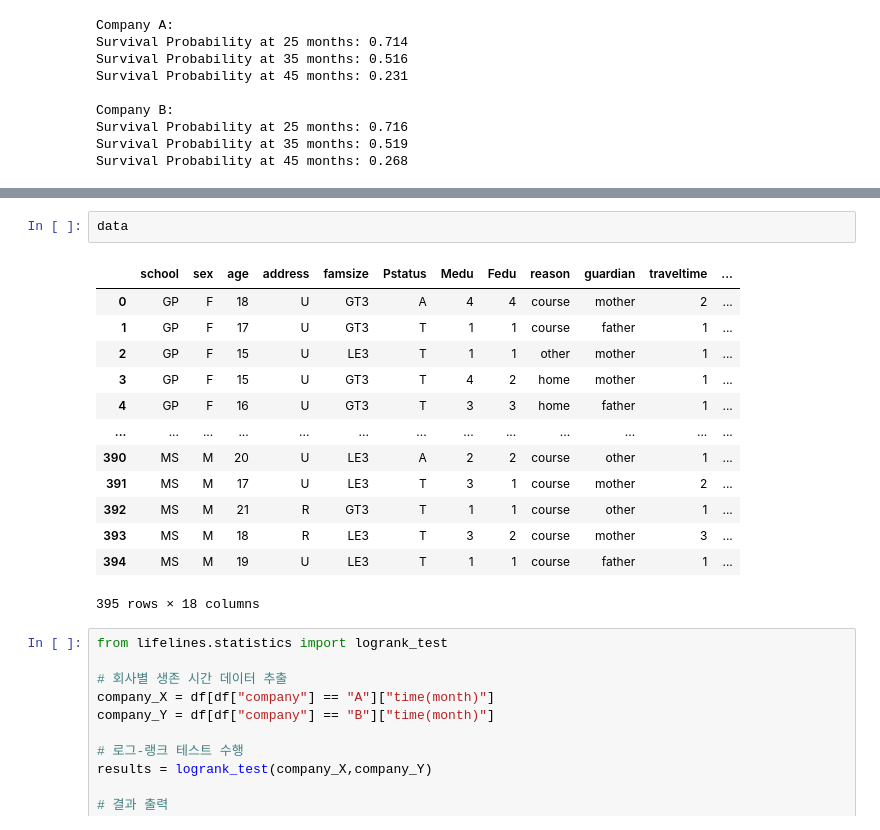
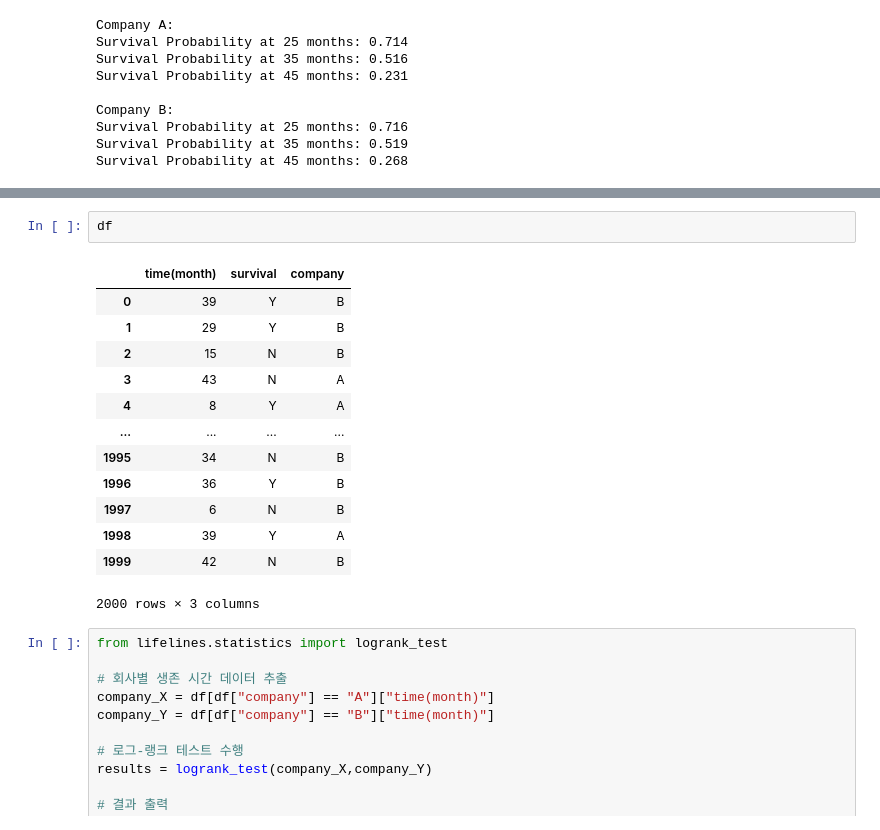
Before and after one commit to ADPclass/ADP_Python_upgrade, a Jupyter notebook: 최신 기출동형 모의고사/6회_기출풀이 통합 .ipynb, the cells around one changed output, grey strips where cells are left out. Drawn from its saved outputs; the diff is of its cells as text.

```diff
--- a/최신 기출동형 모의고사/6회_기출풀이 통합 .ipynb
+++ b/최신 기출동형 모의고사/6회_기출풀이 통합 .ipynb
@@ -473,19 +431,19 @@ logrank_test(durations_A, durations_B, event_observed_A=None, event_observed_B=N
 # %%
-data
+df
 # %% [output]
-|  | school | sex | age | address | famsize | Pstatus | Medu | Fedu | reason | guardian | traveltime | ... |
-| 0 | GP | F | 18 | U | GT3 | A | 4 | 4 | course | mother | 2 | ... |
-| 1 | GP | F | 17 | U | GT3 | T | 1 | 1 | course | father | 1 | ... |
-| 2 | GP | F | 15 | U | LE3 | T | 1 | 1 | other | mother | 1 | ... |
-| 3 | GP | F | 15 | U | GT3 | T | 4 | 2 | home | mother | 1 | ... |
-| 4 | GP | F | 16 | U | GT3 | T | 3 | 3 | home | father | 1 | ... |
-| ... | ... | ... | ... | ... | ... | ... | ... | ... | ... | ... | ... | ... |
-| 390 | MS | M | 20 | U | LE3 | A | 2 | 2 | course | other | 1 | ... |
-| 391 | MS | M | 17 | U | LE3 | T | 3 | 1 | course | mother | 2 | ... |
-| 392 | MS | M | 21 | R | GT3 | T | 1 | 1 | course | other | 1 | ... |
-| 393 | MS | M | 18 | R | LE3 | T | 3 | 2 | course | mother | 3 | ... |
-| 394 | MS | M | 19 | U | LE3 | T | 1 | 1 | course | father | 1 | ... |
+|  | time(month) | survival | company |
+| 0 | 39 | Y | B |
+| 1 | 29 | Y | B |
+| 2 | 15 | N | B |
+| 3 | 43 | N | A |
+| 4 | 8 | Y | A |
+| ... | ... | ... | ... |
+| 1995 | 34 | N | B |
+| 1996 | 36 | Y | B |
+| 1997 | 6 | N | B |
+| 1998 | 39 | Y | A |
+| 1999 | 42 | N | B |
-395 rows × 18 columns
+2000 rows × 3 columns
 # %%
 from lifelines.statistics import logrank_test
 
```
Also changed, not shown: parts of 7 cells of this notebook.
